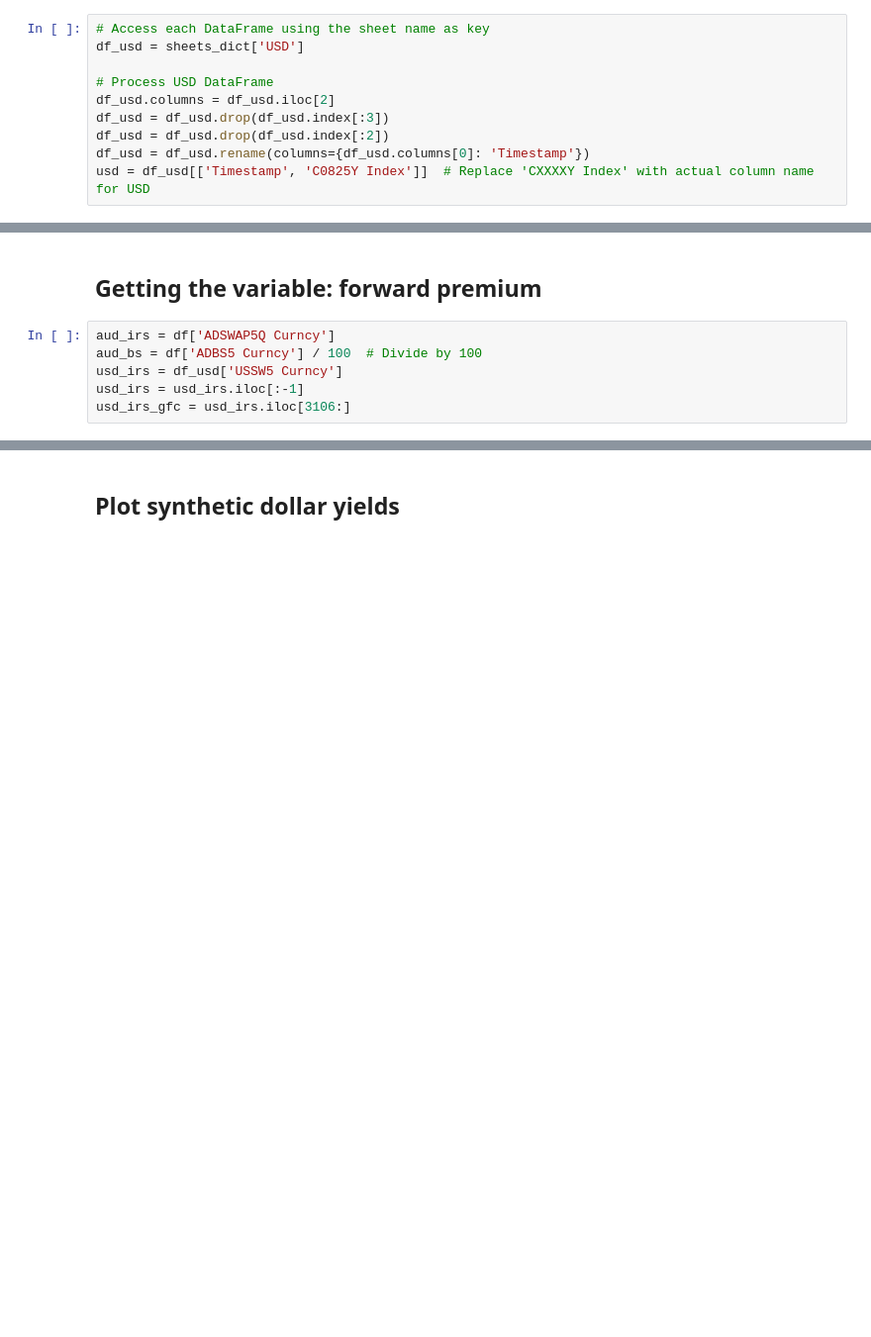
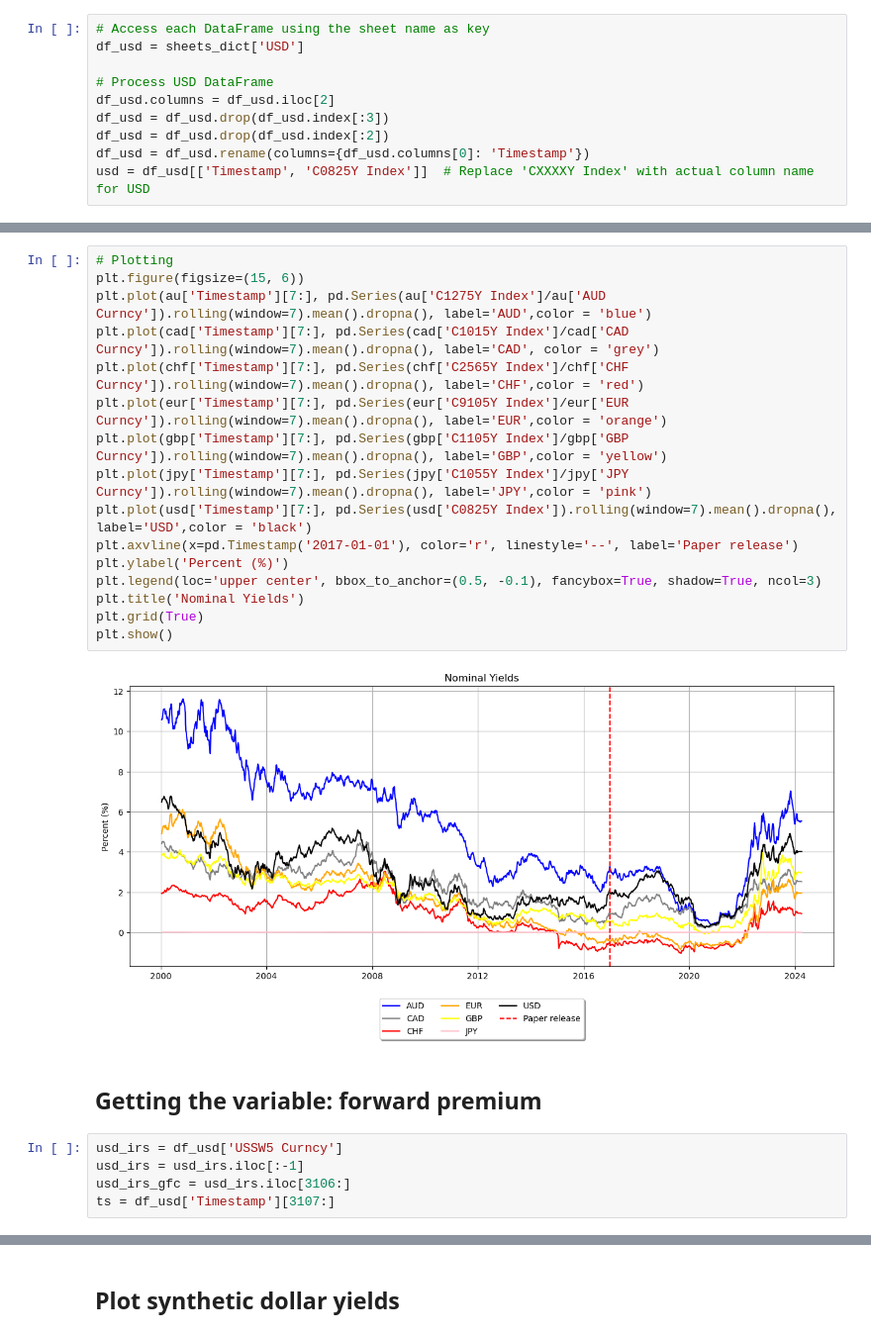
Before and after one commit to NicholasWatney/MGT6769-The-U.S.-Treasury-Premium, a Jupyter notebook: felix_nb2.ipynb, the cells around one changed output, grey strips where cells are left out. Shown at 99% size. Cells and saved outputs as stored; diff of their text form; blank space fills up the shorter version.

Commit message:
synthetic dollar yields

```diff
--- a/felix_nb2.ipynb
+++ b/felix_nb2.ipynb
@@ -205,9 +118,26 @@ plt.show()
+# %%
+# Plotting
+plt.figure(figsize=(15, 6))
+plt.plot(au['Timestamp'][7:], pd.Series(au['C1275Y Index']/au['AUD Curncy']).rolling(window=7).mean().dropna(), label='AUD',color = 'blue')
+plt.plot(cad['Timestamp'][7:], pd.Series(cad['C1015Y Index']/cad['CAD Curncy']).rolling(window=7).mean().dropna(), label='CAD', color = 'grey')
+plt.plot(chf['Timestamp'][7:], pd.Series(chf['C2565Y Index']/chf['CHF Curncy']).rolling(window=7).mean().dropna(), label='CHF',color = 'red')
+plt.plot(eur['Timestamp'][7:], pd.Series(eur['C9105Y Index']/eur['EUR Curncy']).rolling(window=7).mean().dropna(), label='EUR',color = 'orange')
+plt.plot(gbp['Timestamp'][7:], pd.Series(gbp['C1105Y Index']/gbp['GBP Curncy']).rolling(window=7).mean().dropna(), label='GBP',color = 'yellow')
+plt.plot(jpy['Timestamp'][7:], pd.Series(jpy['C1055Y Index']/jpy['JPY Curncy']).rolling(window=7).mean().dropna(), label='JPY',color = 'pink')
+plt.plot(usd['Timestamp'][7:], pd.Series(usd['C0825Y Index']).rolling(window=7).mean().dropna(), label='USD',color = 'black')
+plt.axvline(x=pd.Timestamp('2017-01-01'), color='r', linestyle='--', label='Paper release')
+plt.ylabel('Percent (%)')
+plt.legend(loc='upper center', bbox_to_anchor=(0.5, -0.1), fancybox=True, shadow=True, ncol=3)
+plt.title('Nominal Yields')
+plt.grid(True)
+plt.show()
+# %% [output]
+[figure, added]
 # %% [markdown]
 ## Getting the variable: forward premium
 # %%
-aud_irs = df['ADSWAP5Q Curncy']
-aud_bs = df['ADBS5 Curncy'] / 100  # Divide by 100
 usd_irs = df_usd['USSW5 Curncy']
 usd_irs = usd_irs.iloc[:-1]
 usd_irs_gfc = usd_irs.iloc[3106:]
+ts = df_usd['Timestamp'][3107:]
 # %%
```
Also changed, not shown: parts of 27 cells of this notebook.
